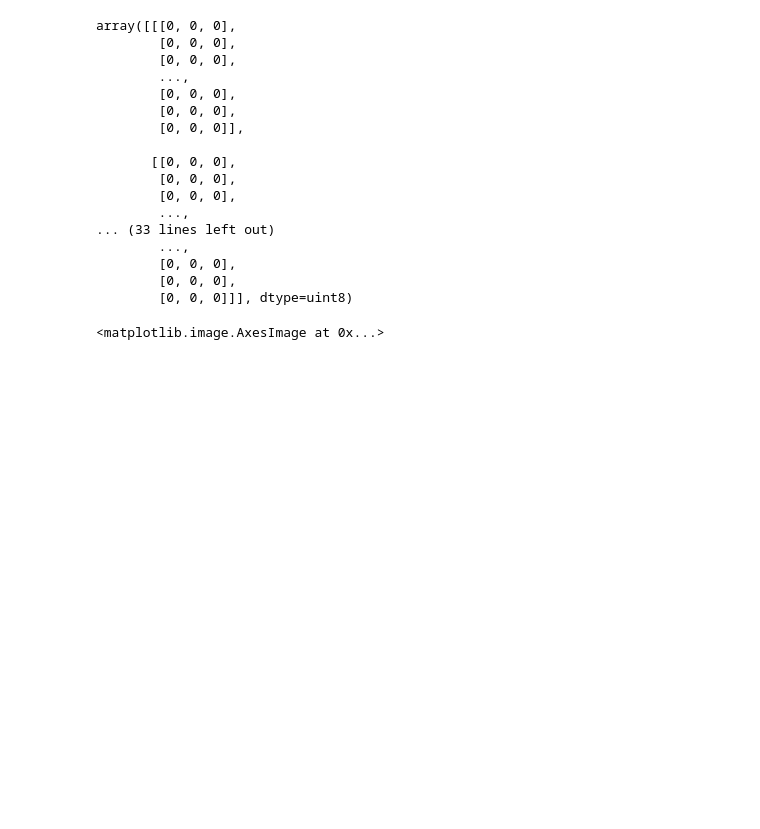
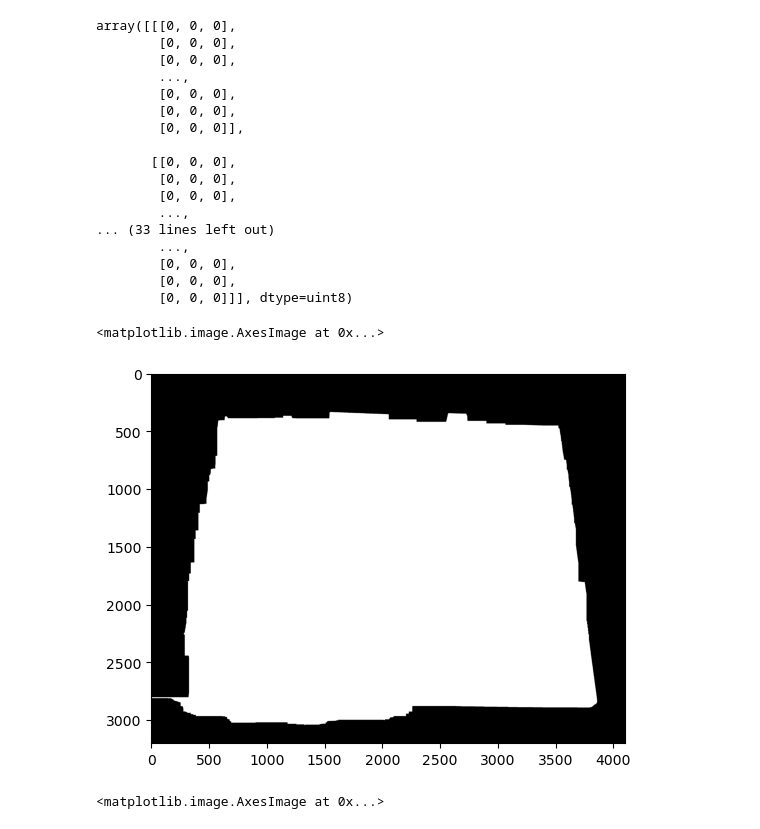
Before and after one commit to CaptainAhad/component-detection-project, a Jupyter notebook: Project 3 Code.ipynb, the cells around one changed output. Cells and saved outputs as stored; diff of their text form; code cells hidden in the pictures; blank space fills up the shorter version.

Commit message:
printed image of mask

```diff
--- a/Project 3 Code.ipynb
+++ b/Project 3 Code.ipynb
@@ -86,6 +86,11 @@ array([[[0, 0, 0],
         [0, 0, 0],
         [0, 0, 0],
         [0, 0, 0]]], dtype=uint8)
+# %%
+plt.imshow(mask)
+# %% [output]
+<matplotlib.image.AxesImage at 0x...>
+[figure, added]
 # %%
 #Extract motherboard with mask
 masked_img = cv.bitwise_and(img, mask)
```
